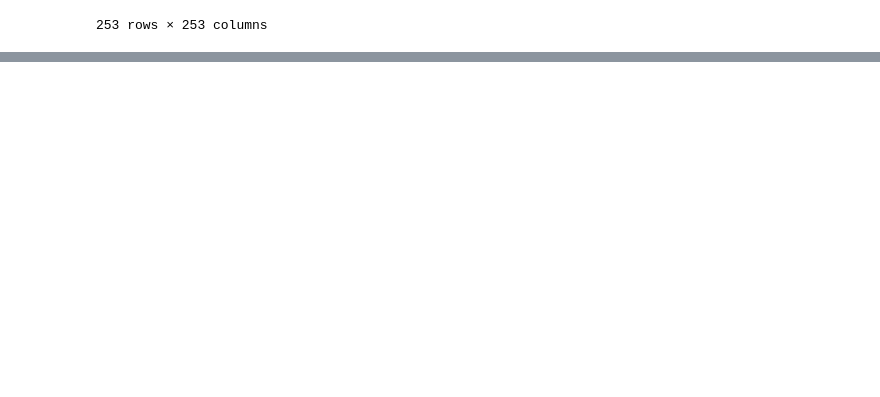
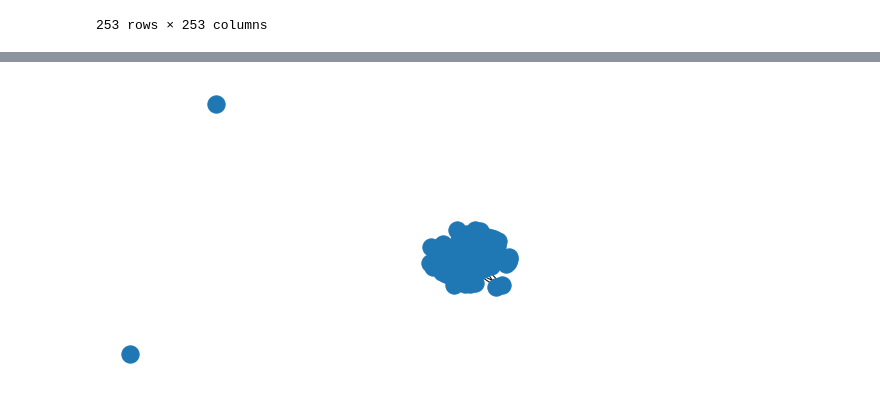
Before and after one commit to kaykrish/comab, a Jupyter notebook: par_cor_oad_t.ipynb, the cells around one changed output, grey strips where cells are left out. Cells and saved outputs as stored; diff of their text form; code cells hidden in the pictures; blank space fills up the shorter version.

```diff
--- a/par_cor_oad_t.ipynb
+++ b/par_cor_oad_t.ipynb
@@ -137,0 +312,5 @@ parcor_t
+# %%
+#graph = nx.Graph(net)
+nx.draw(net)
+# %% [output]
+[figure, added]
```
Also changed, not shown: parts of 17 cells of this notebook.
